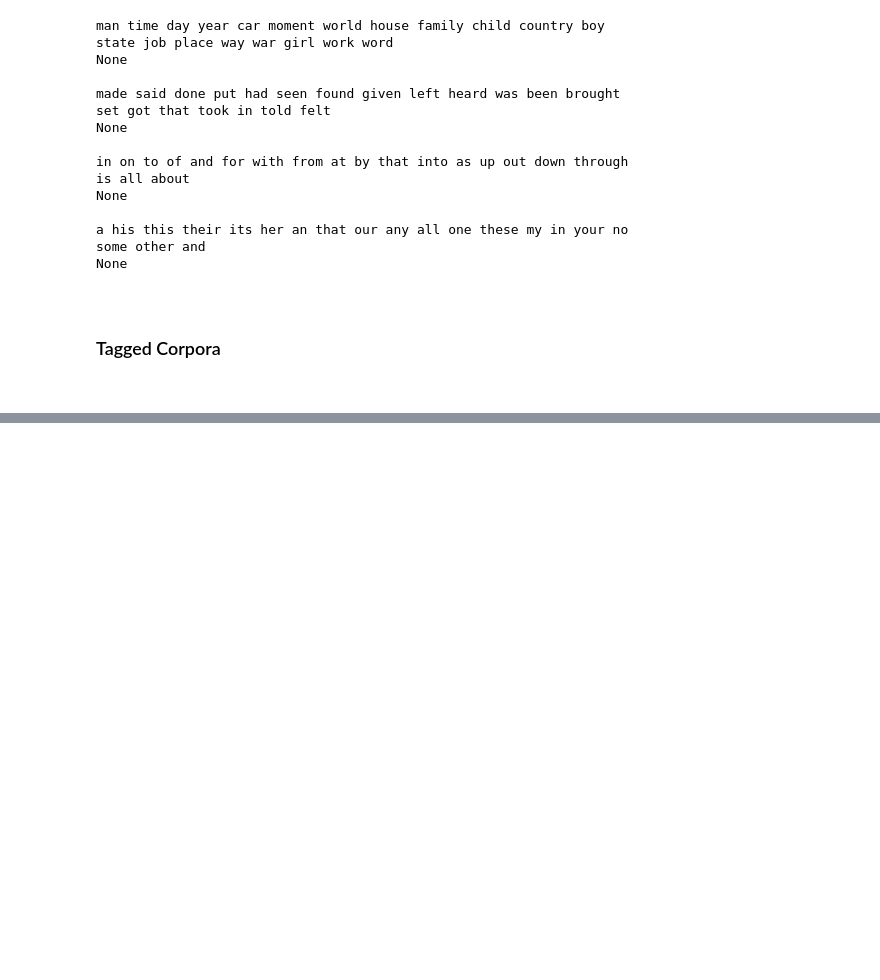
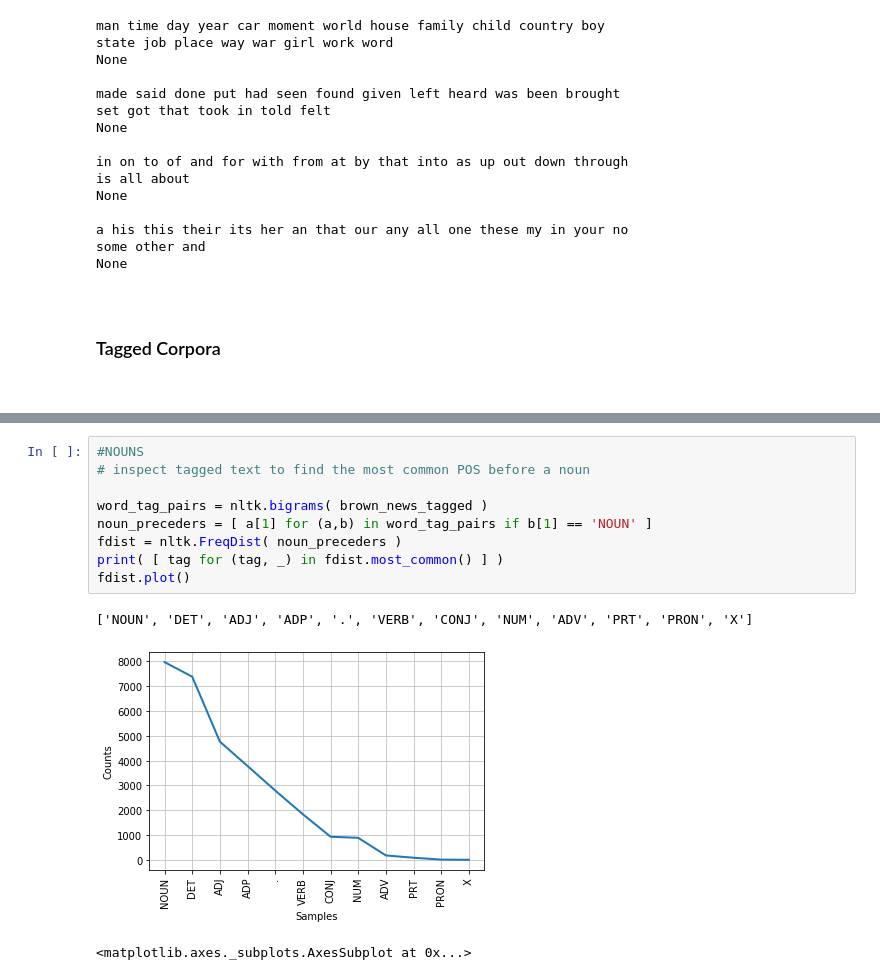
Before and after one commit to SmilodonCub/ReadingLearningTinkering, a Jupyter notebook: NLP_wPython/NLP_wPython.ipynb, the cells around one changed output, grey strips where cells are left out. Cells and saved outputs as stored; diff of their text form; blank space fills up the shorter version.

```diff
--- a/NLP_wPython/NLP_wPython.ipynb
+++ b/NLP_wPython/NLP_wPython.ipynb
@@ -2869,0 +2893,13 @@ None
+# %%
+#NOUNS
+# inspect tagged text to find the most common POS before a noun
+
+word_tag_pairs = nltk.bigrams( brown_news_tagged )
+noun_preceders = [ a[1] for (a,b) in word_tag_pairs if b[1] == 'NOUN' ]
+fdist = nltk.FreqDist( noun_preceders )
+print( [ tag for (tag, _) in fdist.most_common() ] )
+fdist.plot()
+# %% [output]
+['NOUN', 'DET', 'ADJ', 'ADP', '.', 'VERB', 'CONJ', 'NUM', 'ADV', 'PRT', 'PRON', 'X']
+[figure, added]
+<matplotlib.axes._subplots.AxesSubplot at 0x...>
```
Also changed, not shown: parts of 48 cells of this notebook.
